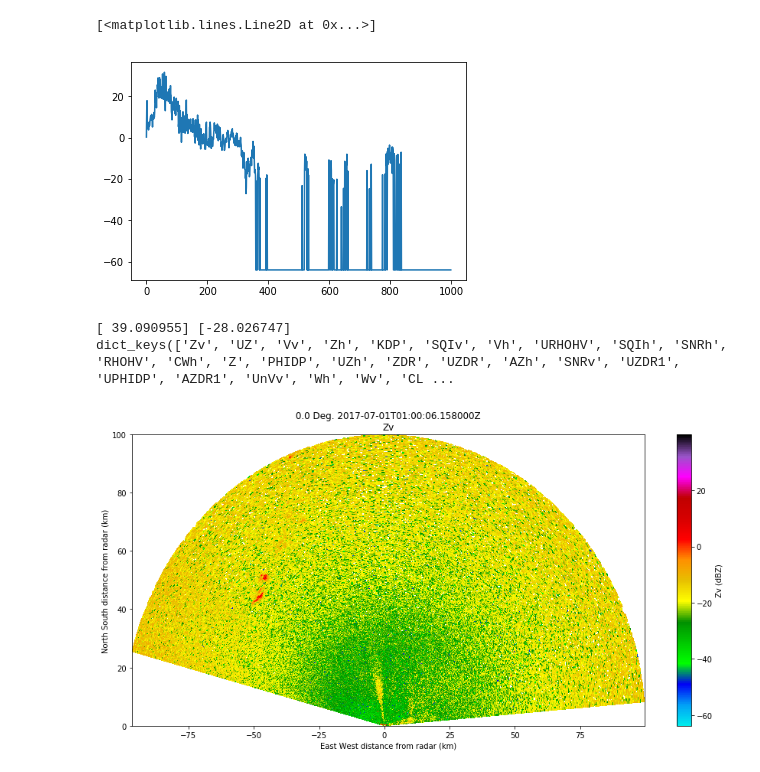
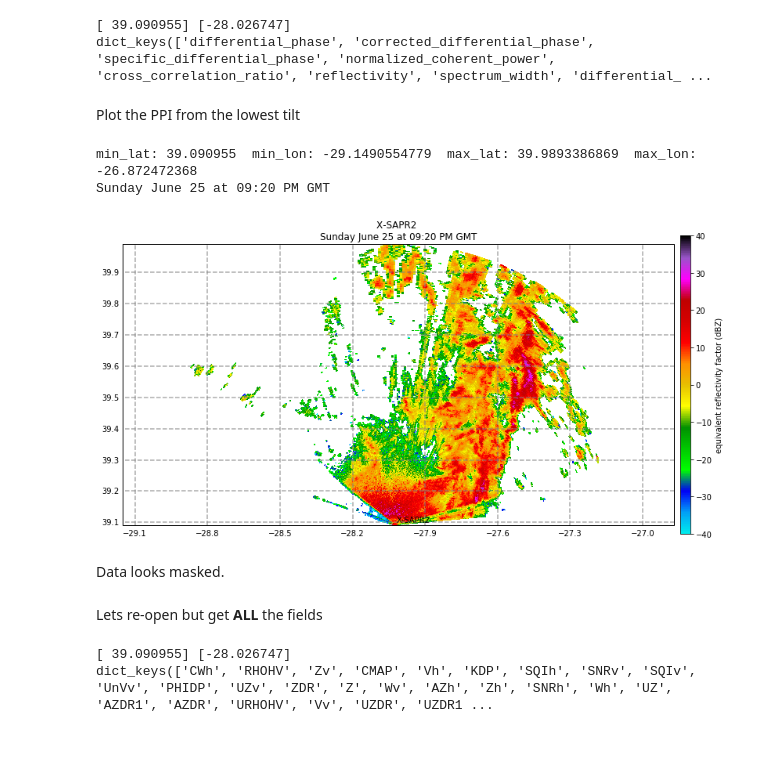
Before and after one commit to EVS-ATMOS/ena-xsapr2, a Jupyter notebook: notebooks/unmasking.ipynb, the cells around one changed output. Cells and saved outputs as stored; diff of their text form; code cells hidden in the pictures; blank space fills up the shorter version.

```diff
--- a/notebooks/unmasking.ipynb
+++ b/notebooks/unmasking.ipynb
@@ -47,5 +16,9 @@ unmasked_data = ena_radar.fields['reflectivity']['data'].data
-# %%
-plt.plot(unmasked_data[200,:])
-# %% [output]
-[<matplotlib.lines.Line2D at 0x...>]
-[figure, removed]
+# %%
+#read in a HDF5 file from X-SAPR2. Print out field keys and lat/lon
+filename = '/data/azores_pyart/enaxsaprsecD1.00.20170625.212006.raw.sec_XSAPR2_20170625212006_00.h5'
+ena_radar = pyart.aux_io.gamic_hdf5.read_gamic(filename)
+print(ena_radar.latitude['data'], ena_radar.longitude['data'])
+print(ena_radar.fields.keys())
+# %% [output]
+[ 39.090955] [-28.026747]
+dict_keys(['differential_phase', 'corrected_differential_phase', 'specific_differential_phase', 'normalized_coherent_power', 'cross_correlation_ratio', 'reflectivity', 'spectrum_width', 'differential_ ...
@@ -52,16 +79,19 @@ plt.plot(unmasked_data[200,:])
+# %% [markdown]
+Plot the PPI from the lowest tilt
+# %%
+plot_xsapr2(ena_radar, field = 'reflectivity', vmin=-40, vmax=40)
+# %% [output]
+min_lat: 39.090955  min_lon: -29.1490554779  max_lat: 39.9893386869  max_lon: -26.872472368
+Sunday June 25 at 09:20 PM GMT
+[figure, added]
+# %% [markdown]
+Data looks masked.
+# %% [markdown]
+Lets re-open but get **ALL** the fields
 # %%
-ena_radar2 = pyart.aux_io.gamic_hdf5.read_gamic(\
-'/data/azores_pyart/enaxsaprsecD1.00.20170701.010006.raw.h5.tar', file_field_names=True)
+ena_radar2 = pyart.aux_io.gamic_hdf5.read_gamic(filename, file_field_names=True)
 print(ena_radar2.latitude['data'], ena_radar2.longitude['data'])
 print(ena_radar2.fields.keys())
-#print(ena_radar2.fields['reflectivity']['units'])
 # %% [output]
 [ 39.090955] [-28.026747]
-dict_keys(['Zv', 'UZ', 'Vv', 'Zh', 'KDP', 'SQIv', 'Vh', 'URHOHV', 'SQIh', 'SNRh', 'RHOHV', 'CWh', 'Z', 'PHIDP', 'UZh', 'ZDR', 'UZDR', 'AZh', 'SNRv', 'UZDR1', 'UPHIDP', 'AZDR1', 'UnVv', 'Wh', 'Wv', 'CL ...
+dict_keys(['CWh', 'RHOHV', 'Zv', 'CMAP', 'Vh', 'KDP', 'SQIh', 'SNRv', 'SQIv', 'UnVv', 'PHIDP', 'UZv', 'ZDR', 'Z', 'Wv', 'AZh', 'Zh', 'SNRh', 'Wh', 'UZ', 'AZDR1', 'AZDR', 'URHOHV', 'Vv', 'UZDR', 'UZDR1 ...
-# %%
-fig = plt.figure(figsize = [15,7])
-my_disp = pyart.graph.RadarDisplay(ena_radar2)
-pc = my_disp.plot_ppi('Zv', 1,cmap = pyart.graph.cm.NWSRef)
-plt.savefig('/Users/scollis/xsapr2_zv.png')
-# %% [output]
-[figure, removed]
```
Also changed, not shown: parts of 24 cells of this notebook.
